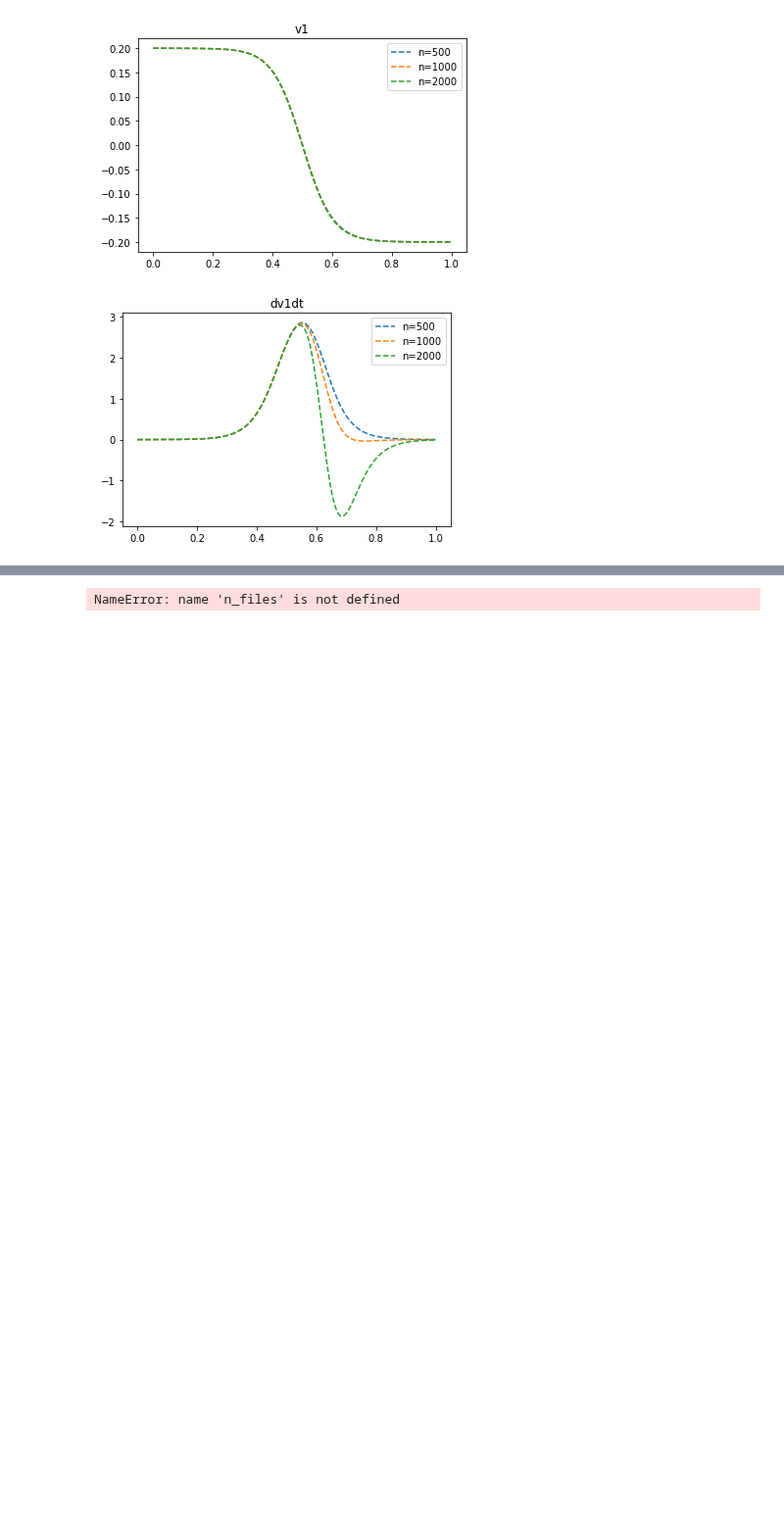
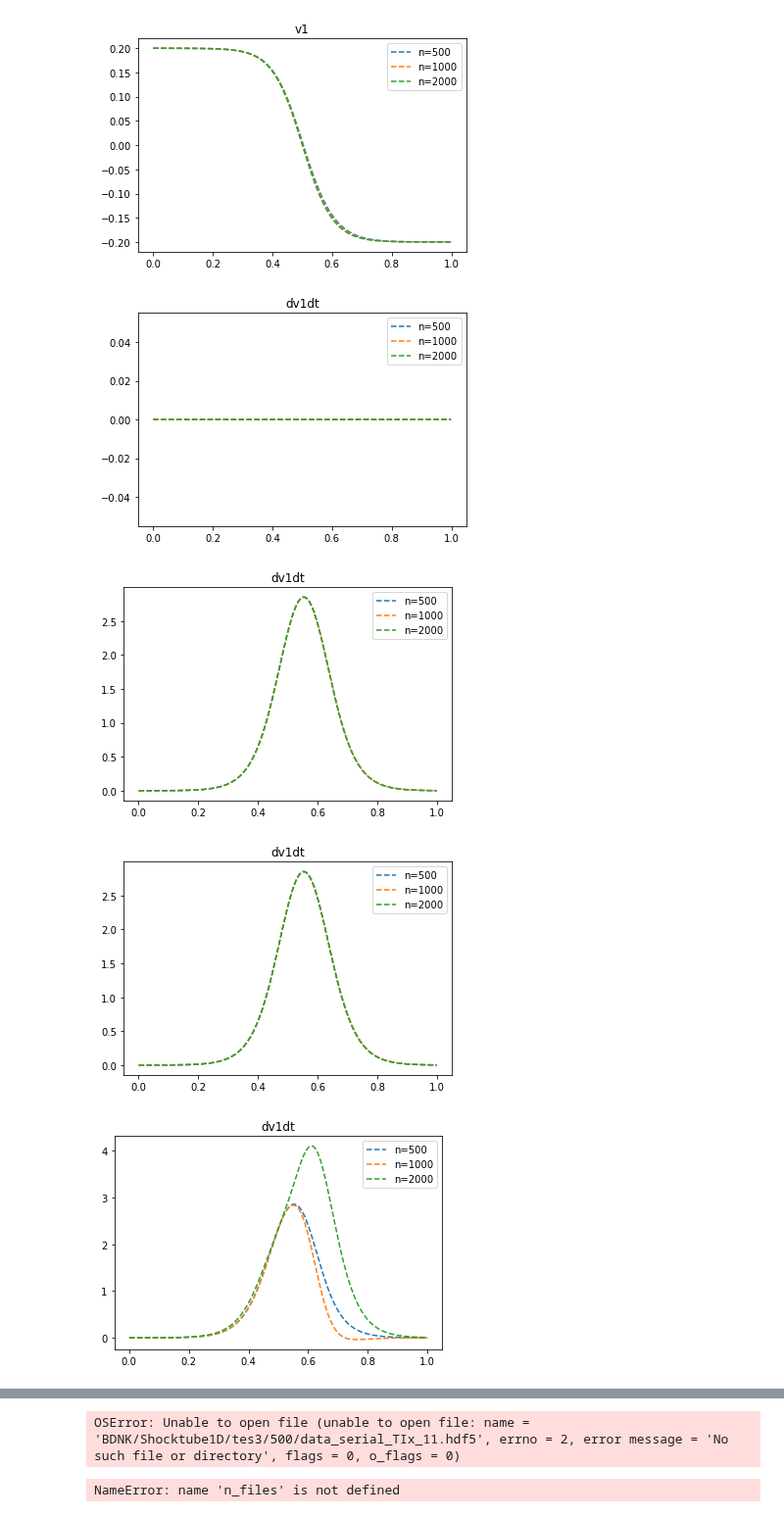
Before and after one commit to MarcusHatton/Plotting, a Jupyter notebook: IS_BDNK_Compare_StillShockID_testing.ipynb, the cells around one changed output, grey strips where cells are left out. Shown at 98% size. Cells and saved outputs as stored; diff of their text form; code cells hidden in the pictures; blank space fills up the shorter version.

```diff
--- a/IS_BDNK_Compare_StillShockID_testing.ipynb
+++ b/IS_BDNK_Compare_StillShockID_testing.ipynb
@@ -18,7 +18,7 @@ resolutions = [500, 1000, 2000]
 for res in resolutions:
 #     fs = h5py.File(f'BDNK/Shocktube1D/test1step/{str(res)}/data_serial_TIx_1.hdf5', 'r')
 #     fs = h5py.File(f'BDNK/Shocktube1D/test2stepnoSS/{str(res)}/data_serial_TIx_9.hdf5', 'r')
-    fs = h5py.File(f'BDNK/Shocktube1D/tes3/{str(res)}/data_serial_TIx_3.hdf5', 'r')
+    fs = h5py.File(f'BDNK/Shocktube1D/tes3/{str(res)}/data_serial_TIx_8.hdf5', 'r')
     fss.append(fs)
 fss_all = []
 for n in range(21):
@@ -91,15 +88,28 @@ for quant in['v1']:
 [figure]
 # %%
 #nslice=fs_IS[0]['Domain'].attrs['ny'][0]//2
-for quant in['dv1dt']:
-#     plt.figure()
-    for res, fs in zip(resolutions, fss):
-#         plt.figure()
-        plt.plot(fs['Domain/x'], fs['Auxiliary/'+quant][:],'--',label=rf"n={res}")
-#         plt.show()
-    plt.title(quant)
-    plt.legend()
-#     plt.savefig("ComparePlots/Cons_"+quant+".pdf")
-    plt.show()
+def res_compare(n):
+    fss = []
+    for res in resolutions:
+    #     fs = h5py.File(f'BDNK/Shocktube1D/test1step/{str(res)}/data_serial_TIx_1.hdf5', 'r')
+    #     fs = h5py.File(f'BDNK/Shocktube1D/test2stepnoSS/{str(res)}/data_serial_TIx_9.hdf5', 'r')
+        fs = h5py.File(f'BDNK/Shocktube1D/tes3/{str(res)}/data_serial_TIx_{n}.hdf5', 'r')
+        fss.append(fs)
+    for quant in['dv1dt']:
+    #     plt.figure()
+        for res, fs in zip(resolutions, fss):
+    #         plt.figure()
+            plt.plot(fs['Domain/x'], fs['Auxiliary/'+quant][:],'--',label=rf"n={res}")
+    #         plt.show()
+        plt.title(quant)
+        plt.legend()
+    #     plt.savefig("ComparePlots/Cons_"+quant+".pdf")
+        plt.show()
-# %% [output]
-[figure, removed]
+# %%
+for n in range(21):
+    res_compare(n)
+# %% [output]
+[figure, added]
+[figure, added]
+[figure, added]
+[figure, added]
@@ -106,3 +123,4 @@ for quant in['dv1dt']:
+OSError: Unable to open file (unable to open file: name = 'BDNK/Shocktube1D/tes3/500/data_serial_TIx_11.hdf5', errno = 2, error message = 'No such file or directory', flags = 0, o_flags = 0)
 # %%
 for quant in['D','Tau','S1']:
     plt.figure()
```
Also changed, not shown: parts of 3 cells of this notebook, 16 other files.
